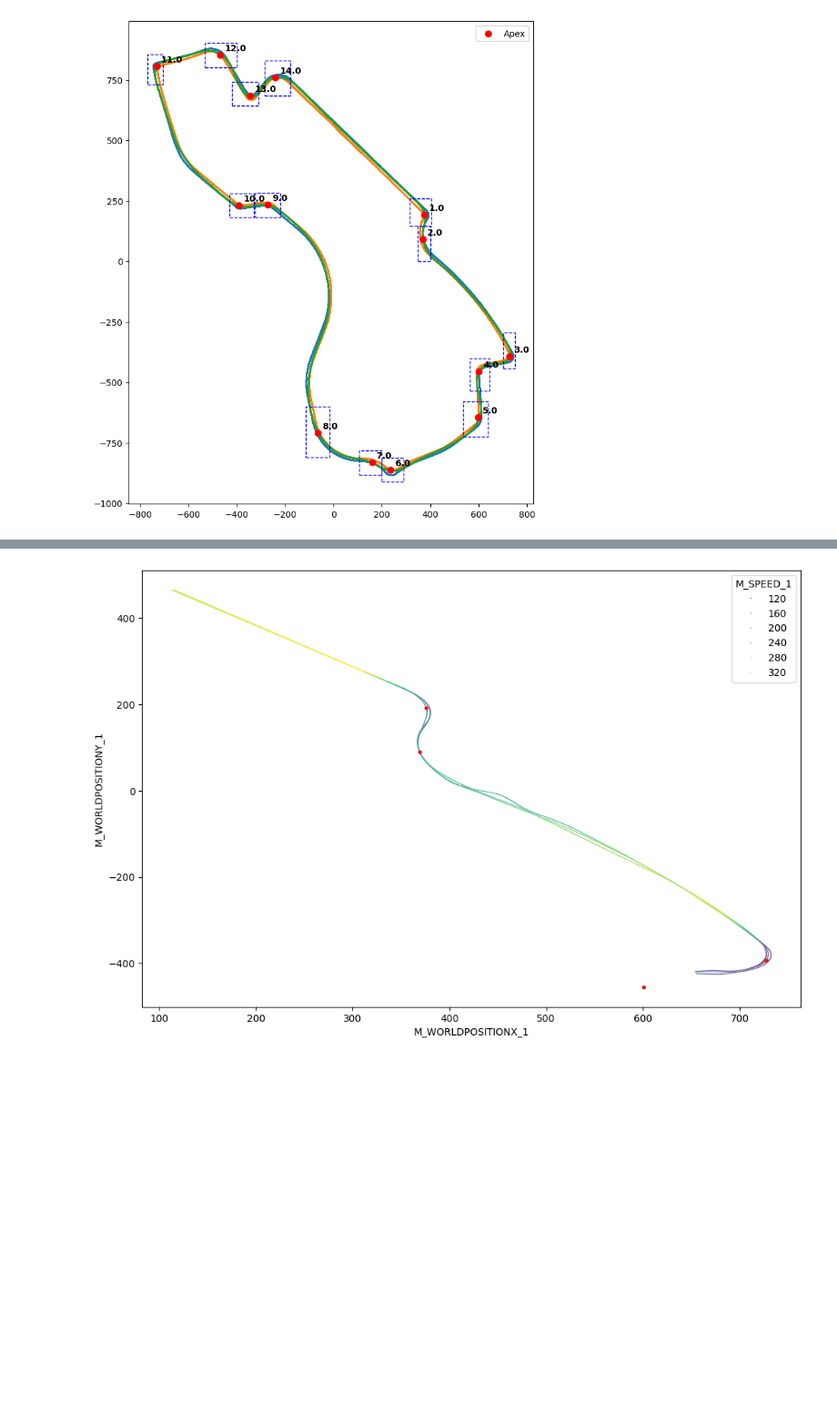
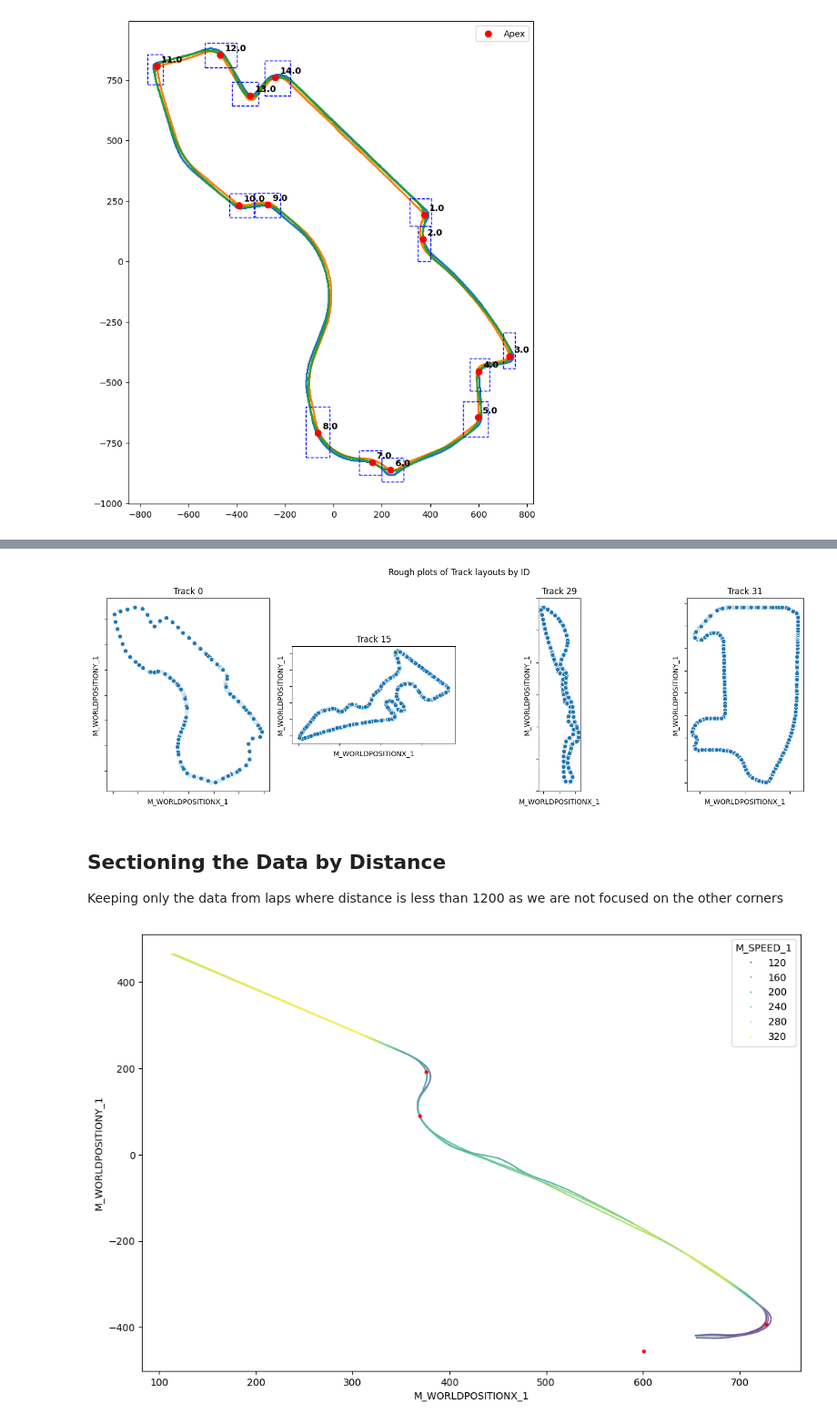
Before and after one commit to Samukat/Data3001G2, a Jupyter notebook: Track.ipynb, the cells around one changed output, grey strips where cells are left out. Shown at 91% size. Cells and saved outputs as stored; diff of their text form; code cells hidden in the pictures; blank space fills up the shorter version.

```diff
--- a/Track.ipynb
+++ b/Track.ipynb
@@ -55,0 +79,2 @@ data = pd.read_csv('data/UNSW F12024.csv')
+# %%
+track0_data = data[data['M_TRACKID'] == 0]
@@ -56 +90,26 @@ data = pd.read_csv('data/UNSW F12024.csv')
+# %%
+x_col="M_WORLDPOSITIONX_1"
+y_col="M_WORLDPOSITIONY_1"
+fig, axes = plt.subplots(1, 4, figsize=(15, 5))
+
+track_ids = [0, 15, 29, 31]
+for ax, tid in zip(axes, track_ids):
+    if tid != 0:
+        subset = data[data['M_TRACKID'] == tid].iloc[:5000]
+    else:
+        subset = track0_data.iloc[:3000]
+    sns.scatterplot(data=subset, x=x_col, y=y_col, ax=ax)
+    ax.set_title(f"Track {tid}")
+    ax.set_xticklabels([])  # hide x tick labels
+    ax.set_yticklabels([])
+    ax.set_aspect('equal', adjustable='box')
+
+plt.suptitle("Rough plots of Track layouts by ID")
+plt.tight_layout()
+plt.show()
+# %% [output]
+[figure, added]
+# %% [markdown]
+## Sectioning the Data by Distance
+Keeping only the data from laps where distance is less than 1200 as we are not focused on the other corners
 # %%
```
Also changed, not shown: parts of 22 cells of this notebook, 2 other files.
